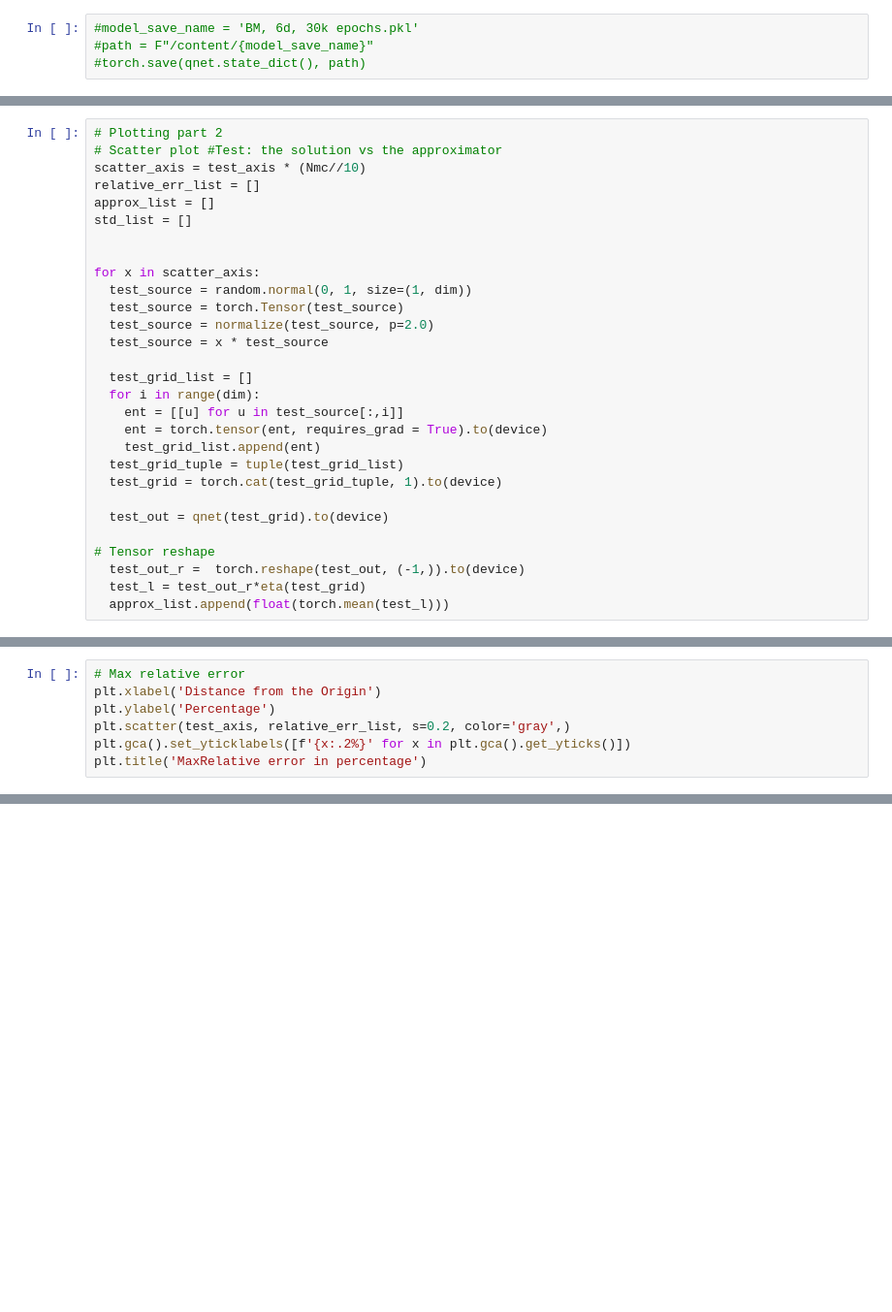
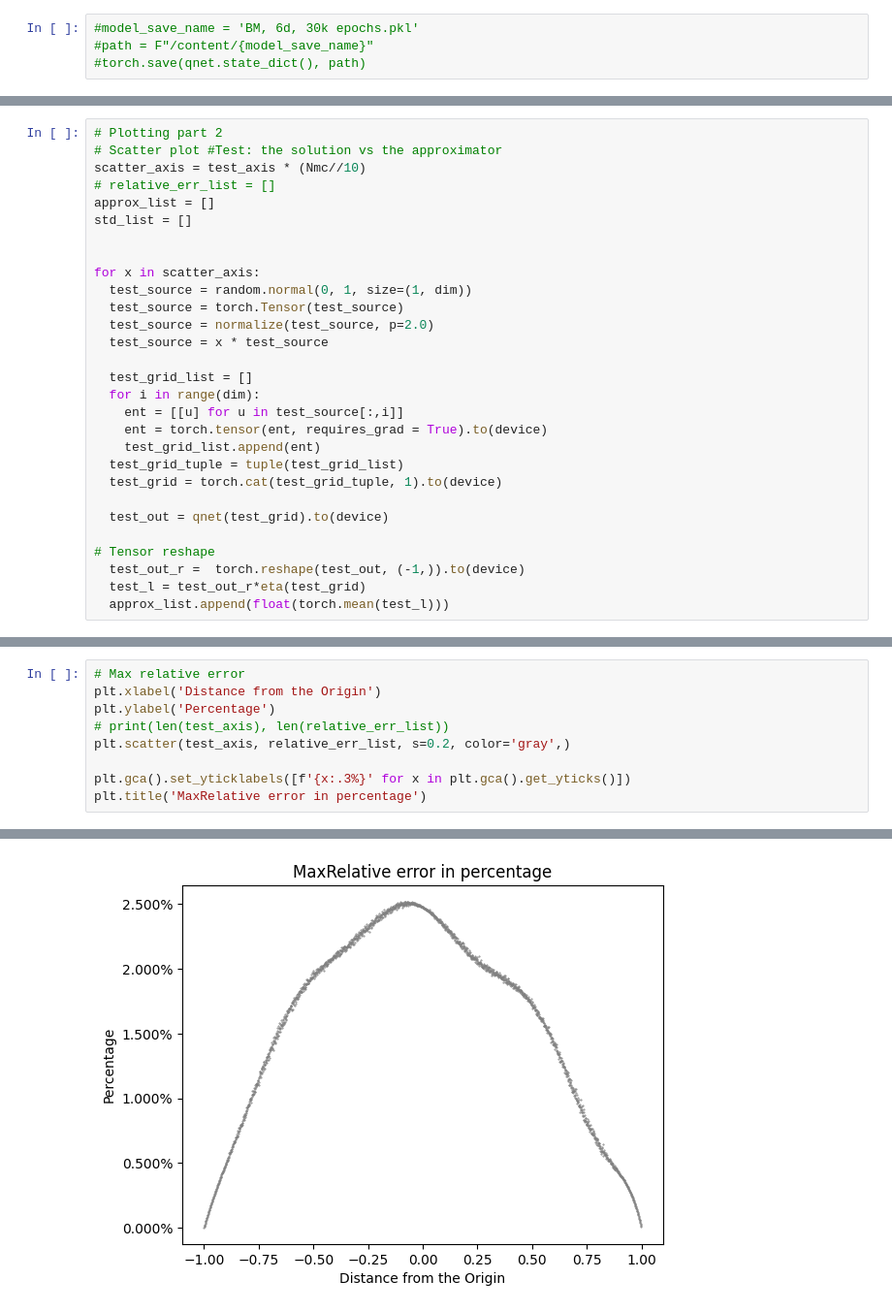
Before and after one commit to pxyWaterMoon/QPDE, a Jupyter notebook: Q_PDE_1D.ipynb, the cells around one changed output, grey strips where cells are left out. Shown: that part at 97% size. Drawn from its saved outputs; the diff is of its cells as text; blank space fills up the shorter version.

```diff
--- a/Q_PDE_1D.ipynb
+++ b/Q_PDE_1D.ipynb
@@ -227,7 +237,7 @@ for x in test_axis:
 # Plotting part 2
 # Scatter plot #Test: the solution vs the approximator
 scatter_axis = test_axis * (Nmc//10)
-relative_err_list = []
+# relative_err_list = []
 approx_list = []
 std_list = []
 
@@ -282,6 +298,9 @@ plt.title('Mean square error of the approximator')
 # Max relative error
 plt.xlabel('Distance from the Origin')
 plt.ylabel('Percentage')
+# print(len(test_axis), len(relative_err_list))
 plt.scatter(test_axis, relative_err_list, s=0.2, color='gray',)
-plt.gca().set_yticklabels([f'{x:.2%}' for x in plt.gca().get_yticks()])
+
+plt.gca().set_yticklabels([f'{x:.3%}' for x in plt.gca().get_yticks()])
 plt.title('MaxRelative error in percentage')
+# %% [output]
@@ -287,0 +308 @@ plt.title('MaxRelative error in percentage')
+[figure, added]
```
Also changed, not shown: parts of 10 cells of this notebook, 2 other files.
